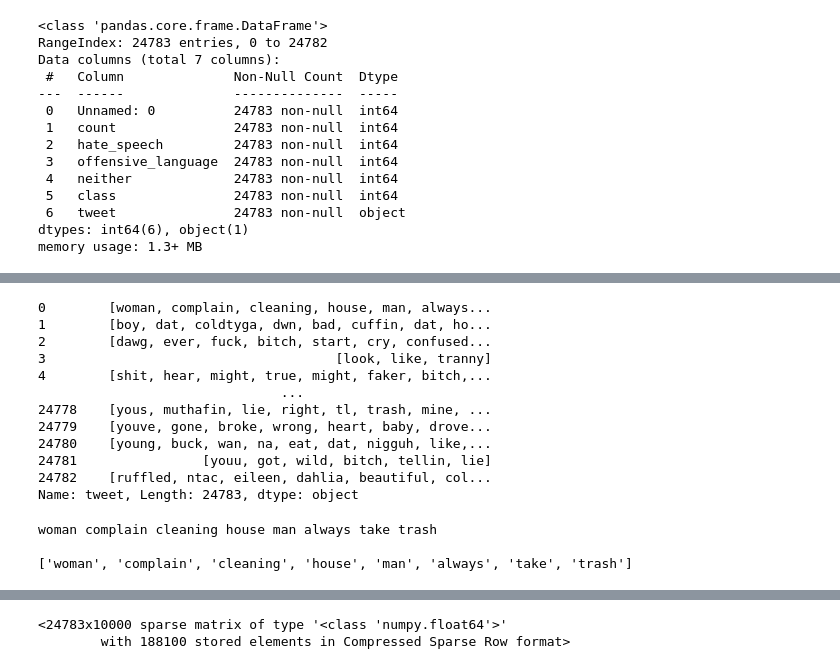
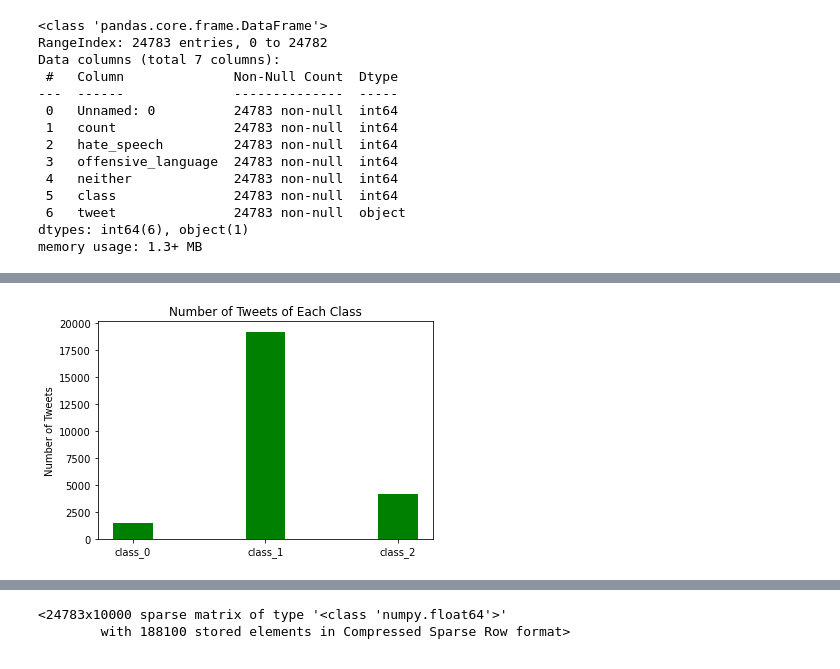
Before and after one commit to djoumessimaxwell/AI-and-Big-Data-project, a Jupyter notebook: project.ipynb, the cells around one changed output, grey strips where cells are left out. Cells and saved outputs as stored; diff of their text form; code cells hidden in the pictures.

```diff
--- a/project.ipynb
+++ b/project.ipynb
@@ -299,27 +92,13 @@ Name: tweet, Length: 24783, dtype: object
-# %%
-# tokenization
-
-tokens = lemmatization.apply(lambda x: word_tokenize(str(x)))
-tokens
-# %% [output]
-0        [woman, complain, cleaning, house, man, always...
-1        [boy, dat, coldtyga, dwn, bad, cuffin, dat, ho...
-2        [dawg, ever, fuck, bitch, start, cry, confused...
-3                                     [look, like, tranny]
-4        [shit, hear, might, true, might, faker, bitch,...
-                               ...
-24778    [yous, muthafin, lie, right, tl, trash, mine, ...
-24779    [youve, gone, broke, wrong, heart, baby, drove...
-24780    [young, buck, wan, na, eat, dat, nigguh, like,...
-24781                [youu, got, wild, bitch, tellin, lie]
-24782    [ruffled, ntac, eileen, dahlia, beautiful, col...
-Name: tweet, Length: 24783, dtype: object
-# %%
-# check results of tokenization
-
-print(lemmatization[0], '\n')
-print(tokens[0])
-# %% [output]
-woman complain cleaning house man always take trash
-
-['woman', 'complain', 'cleaning', 'house', 'man', 'always', 'take', 'trash']
+# %%
+# plot the graph of number of tweets of each class
+
+count_class = pd.DataFrame({'class_0': [np.sum(data_tweet['class'] == 0)], 'class_1': [np.sum(data_tweet['class'] == 1)],\
+     'class_2': [np.sum(data_tweet['class'] == 2)]})
+
+x, y = count_class.columns, count_class.iloc[0]
+plt.bar(x, y, width = 0.3, color = 'green')
+plt.title('Number of Tweets of Each Class')
+plt.ylabel('Number of Tweets')
+plt.show()
+# %% [output]
+[figure, added]
```
Also changed, not shown: parts of 33 cells of this notebook, 7 other files.
